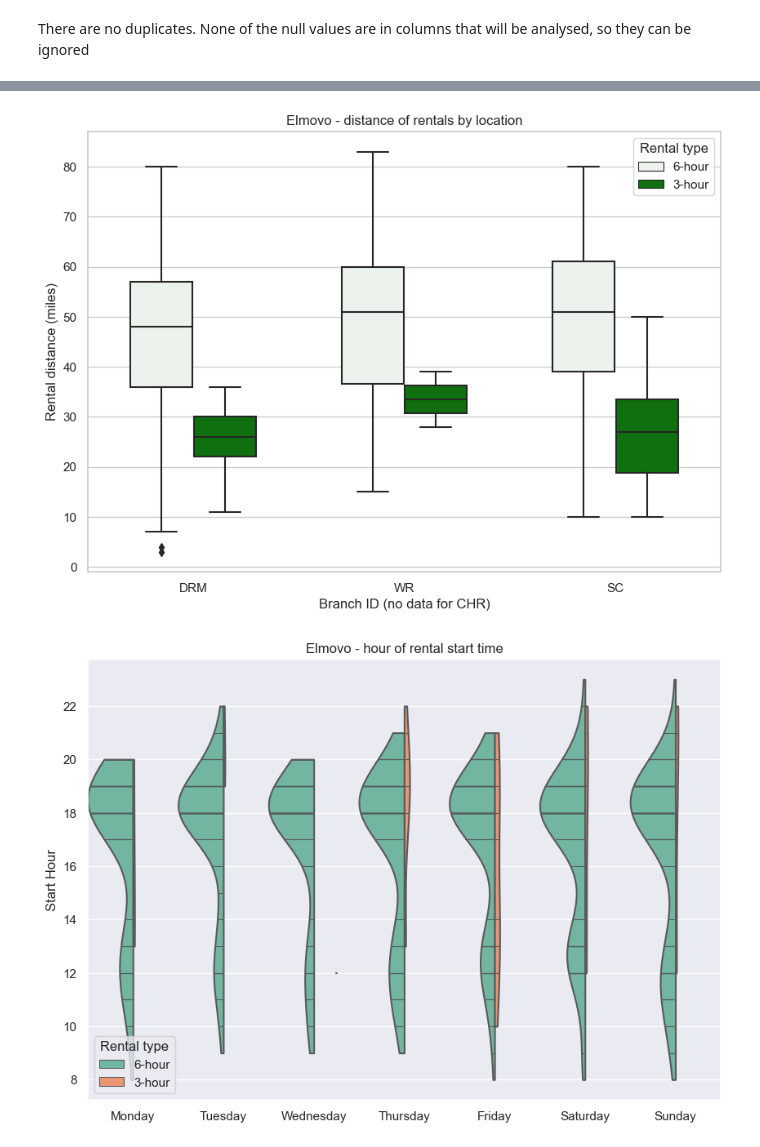
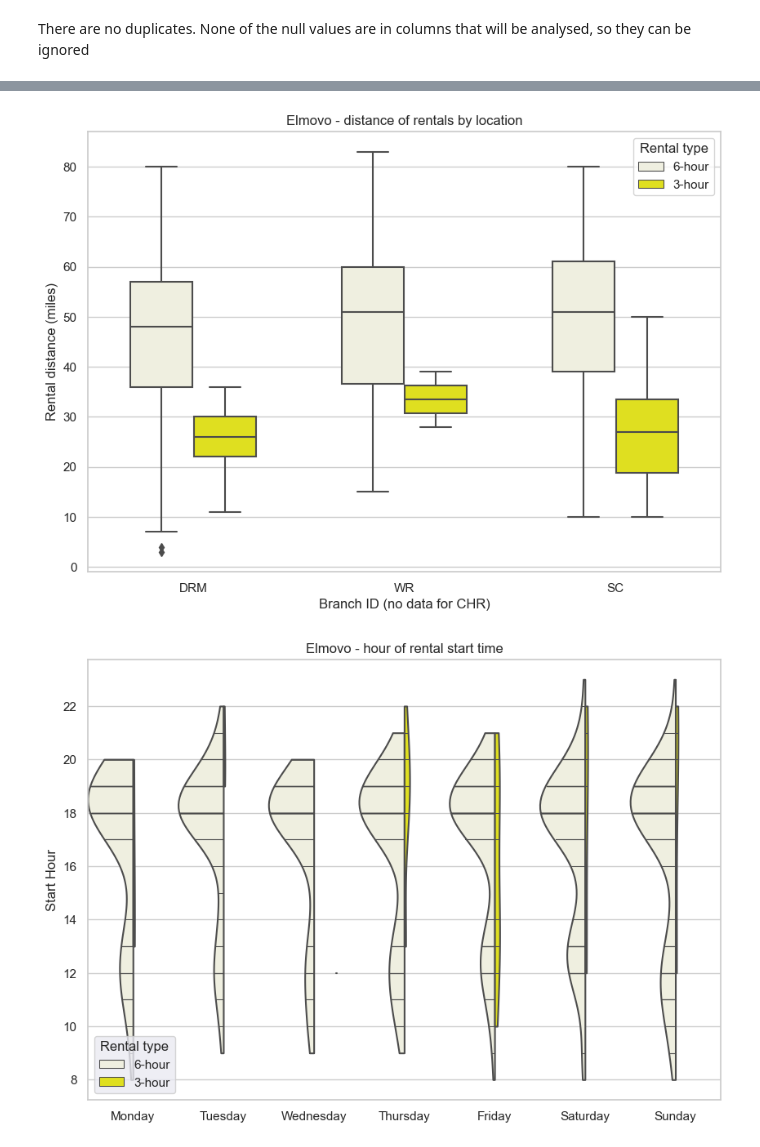
Before and after one commit to stepons/PostWorkings, a Jupyter notebook: Elmovo/elmovo.ipynb, the cells around one changed output, grey strips where cells are left out. Cells and saved outputs as stored; diff of their text form; code cells hidden in the pictures.

```diff
--- a/Elmovo/elmovo.ipynb
+++ b/Elmovo/elmovo.ipynb
@@ -93,30 +88,30 @@ elmovo = elmovo[elmovo.branch_id.isin([4,6,7])]
 
 sns.set(rc={"figure.figsize":(10, 7)})
 sns.set_style('whitegrid')
-ax = sns.boxplot(data = elmovo, y='rental_distance', x='branch_id', color='green', hue='rental_type', width=.6)
+ax = sns.boxplot(data = elmovo, y='rental_distance', x='branch_id', color='yellow', hue='rental_type', width=.6)
 ax.set_xticklabels(['DRM', 'WR', 'SC'])
 ax.set(xlabel='Branch ID (no data for CHR)', ylabel='Rental distance (miles)')
 plt.legend(loc='upper right', title='Rental type')
 plt.title('Elmovo - distance of rentals by location')
 plt.savefig('elmovo_rental_distance.png', dpi=220)
 # %% [output]
-[figure, old version]
+[figure, new version]
 # %%
 #I am also interested in the distribution of rental times through the week.
 
 #print(elmovo.start_time.describe())
 #We need to convert the start time to a datetime object
 elmovo['start_time'] = pd.to_datetime(elmovo['start_time'], format='%Y-%m-%d %H:%M:%S')
 elmovo['start_day'] = elmovo['start_time'].dt.day_name()
 elmovo['start_hour'] = elmovo['start_time'].dt.hour
 #print(elmovo.start_hour.describe())
 
-sns.violinplot(data=elmovo, x='start_day', y='start_hour', cut=0, hue='rental_type', palette='Set2', scale='count', inner='stick', width= 1, split=True, order=['Monday', 'Tuesday', 'Wednesday', 'Thursday', 'Friday', 'Saturday', 'Sunday'])
+sns.violinplot(data=elmovo, x='start_day', y='start_hour', cut=0, hue='rental_type', color='yellow', scale='count', inner='stick', width= 1, split=True, order=['Monday', 'Tuesday', 'Wednesday', 'Thursday', 'Friday', 'Saturday', 'Sunday'])
 sns.set(rc={"figure.figsize":(10, 7)})
 plt.xlabel(None)
 plt.ylabel('Start Hour')
 plt.legend(loc='lower left', title='Rental type')
 plt.title('Elmovo - hour of rental start time')
 plt.savefig('elmovo_rental_start_time.png', dpi=220)
 # %% [output]
-[figure, old version]
+[figure, new version]
```
Also changed, not shown: parts of 1 cell of this notebook, 3 other files.
